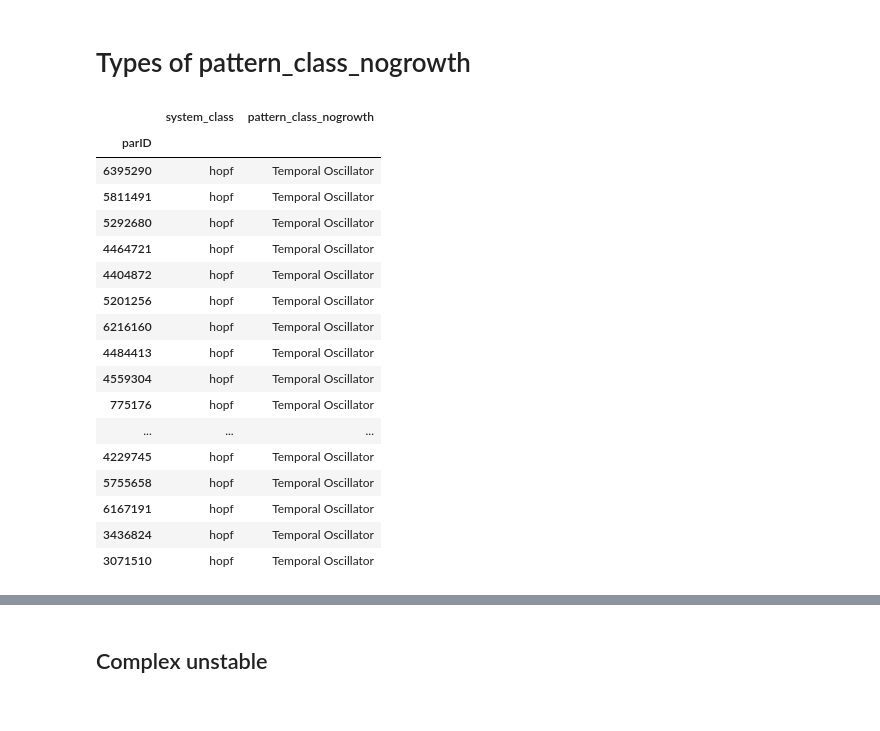
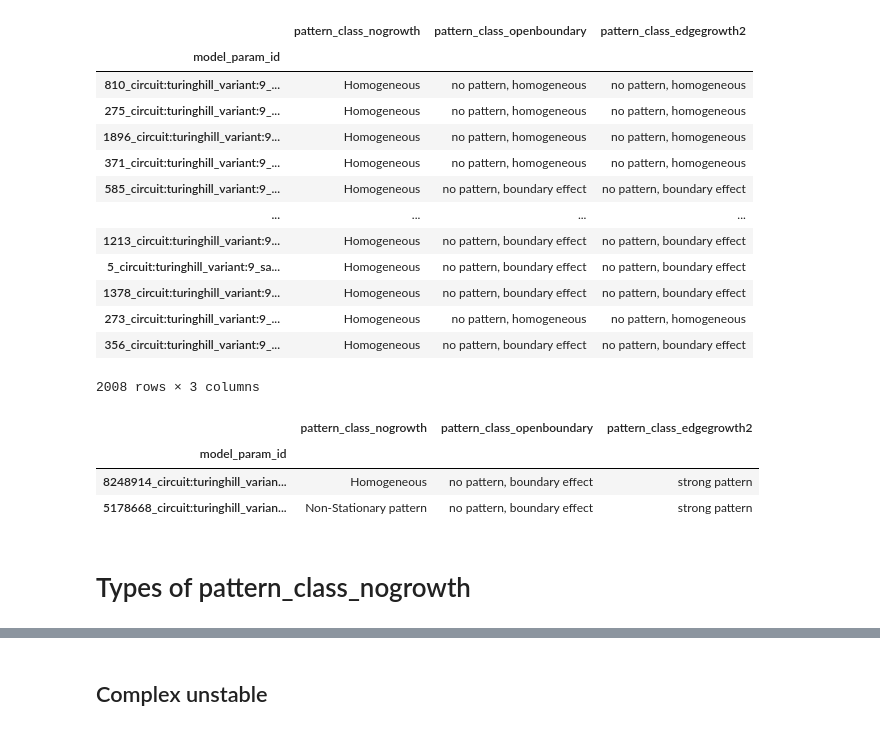
Before and after one commit to martinaoliver/modelling, a Jupyter notebook: growth/src/database_scripts/examples_dispersion_and_numerical.ipynb, the cells around one changed output, grey strips where cells are left out. Cells and saved outputs as stored; diff of their text form; code cells hidden in the pictures.

Commit message:
testing model params for variant11 and 12

```diff
--- a/growth/src/database_scripts/examples_dispersion_and_numerical.ipynb
+++ b/growth/src/database_scripts/examples_dispersion_and_numerical.ipynb
@@ -26,3 +29,59 @@ from randomfunctions import  plot_highest_dispersion_hopf, plot_highest_dispersi
+# %%
+import psycopg2
+credentials=f"postgresql://moliver:moliver@ld-rendres07.bc.ic.ac.uk/moliver"
+with psycopg2.connect(credentials) as conn:
+    with conn.cursor() as cursor:
+                general_query = '''with cluster_pattern_class as (
+SELECT
+            model_param_id,
+            MAX(pattern_class_nogrowth) AS pattern_class_nogrowth,
+            MAX(pattern_class_openboundary) AS pattern_class_openboundary,
+            MAX(pattern_class_edgegrowth2) AS pattern_class_edgegrowth2
+
+            FROM pattern_class_output
+
+
+            GROUP BY model_param_id)
+
+
+select pco.model_param_id, pattern_class_nogrowth, pattern_class_openboundary, pattern_class_edgegrowth2 from cluster_pattern_class pco
+
+join model_param mp on mp.model_param_id = pco.model_param_id
+join analytical_output ao on mp.model_param_id = ao.model_param_id
+where mp.circuit_n='turinghill'
+and ( mp.variant='9' or mp.variant='8')
+and n_samples=1000000
+and ao.ss_n=1'''
+
+                patternclass_df = pd.read_sql_query(general_query, conn, index_col='model_param_id')
+
+
+patternclass_df
+patternclass_df.loc[patternclass_df['pattern_class_nogrowth'] == 'Homogeneous']
+# %% [output]
+|  | pattern_class_nogrowth | pattern_class_openboundary | pattern_class_edgegrowth2 |
+| model_param_id |  |  |  |
+| 810_circuit:turinghill_variant:9_... | Homogeneous | no pattern, homogeneous | no pattern, homogeneous |
+| 275_circuit:turinghill_variant:9_... | Homogeneous | no pattern, homogeneous | no pattern, homogeneous |
+| 1896_circuit:turinghill_variant:9... | Homogeneous | no pattern, homogeneous | no pattern, homogeneous |
+| 371_circuit:turinghill_variant:9_... | Homogeneous | no pattern, homogeneous | no pattern, homogeneous |
+| 585_circuit:turinghill_variant:9_... | Homogeneous | no pattern, boundary effect | no pattern, boundary effect |
+| ... | ... | ... | ... |
+| 1213_circuit:turinghill_variant:9... | Homogeneous | no pattern, boundary effect | no pattern, boundary effect |
+| 5_circuit:turinghill_variant:9_sa... | Homogeneous | no pattern, boundary effect | no pattern, boundary effect |
+| 1378_circuit:turinghill_variant:9... | Homogeneous | no pattern, boundary effect | no pattern, boundary effect |
+| 273_circuit:turinghill_variant:9_... | Homogeneous | no pattern, homogeneous | no pattern, homogeneous |
+| 356_circuit:turinghill_variant:9_... | Homogeneous | no pattern, boundary effect | no pattern, boundary effect |
+2008 rows × 3 columns
+# %%
+nogrowth_filter_df = patternclass_df.loc[patternclass_df['pattern_class_openboundary'] == 'no pattern, boundary effect']
+openboundary_filter_df = nogrowth_filter_df.loc[nogrowth_filter_df['pattern_class_edgegrowth2'] == 'strong pattern']
+openboundary_filter_df
+# %% [output]
+|  | pattern_class_nogrowth | pattern_class_openboundary | pattern_class_edgegrowth2 |
+| model_param_id |  |  |  |
+| 8248914_circuit:turinghill_varian... | Homogeneous | no pattern, boundary effect | strong pattern |
+| 5178668_circuit:turinghill_varian... | Non-Stationary pattern | no pattern, boundary effect | strong pattern |
 # %%
 
 def find_parID_from_systemclass_and_pattern_class_nogrowth(system_class, pattern_class_nogrowth):
@@ -73,24 +132,3 @@ model_param_dict =  lambda parID: {'parID':parID, 'circuit_n':circuit_n,'variant
 simulation_param_dict = {'L':L, 'dx':dx, 'J':J, 'T':T, 'dt':dt, 'N':N, 'boundaryCoeff':1, 'mechanism':'nogrowth', 'growth_rate': rate}
 # %% [markdown]
 # Types of pattern_class_nogrowth
-# %%
-find_parID_from_systemclass_and_pattern_class_nogrowth('hopf', 'Temporal Oscillator' )
-# %% [output]
-|  | system_class | pattern_class_nogrowth |
-| parID |  |  |
-| 6395290 | hopf | Temporal Oscillator |
-| 5811491 | hopf | Temporal Oscillator |
-| 5292680 | hopf | Temporal Oscillator |
-| 4464721 | hopf | Temporal Oscillator |
-| 4404872 | hopf | Temporal Oscillator |
-| 5201256 | hopf | Temporal Oscillator |
-| 6216160 | hopf | Temporal Oscillator |
-| 4484413 | hopf | Temporal Oscillator |
-| 4559304 | hopf | Temporal Oscillator |
-| 775176 | hopf | Temporal Oscillator |
-| ... | ... | ... |
-| 4229745 | hopf | Temporal Oscillator |
-| 5755658 | hopf | Temporal Oscillator |
-| 6167191 | hopf | Temporal Oscillator |
-| 3436824 | hopf | Temporal Oscillator |
-| 3071510 | hopf | Temporal Oscillator |
```
Also changed, not shown: parts of 6 cells of this notebook, 4 other files.
